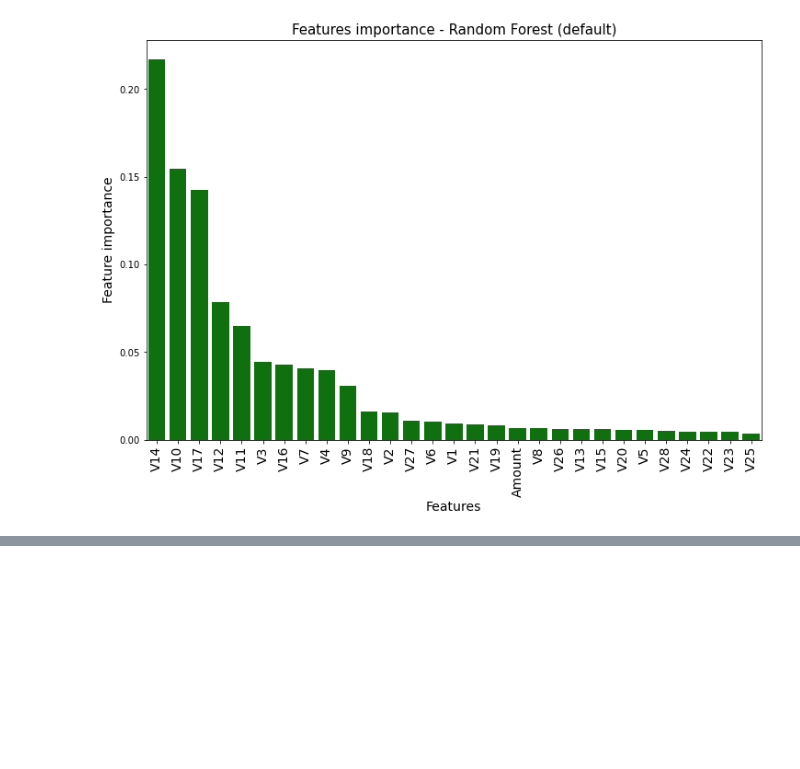
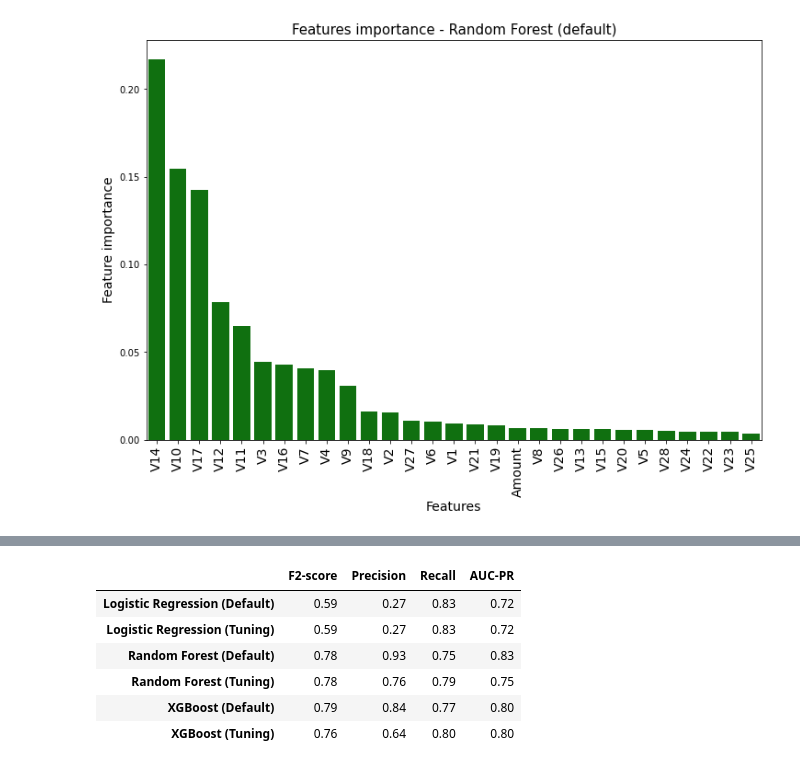
Before and after one commit to joaolucasmiqueleto/credit_card_fraud_detection, a Jupyter notebook: credit_card_fraud_detection.ipynb, the cells around one changed output, grey strips where cells are left out. Saved outputs shown, nothing was run; the diff lists cells and outputs as text; code cells hidden in the pictures; blank space fills up the shorter version.

```diff
--- a/credit_card_fraud_detection.ipynb
+++ b/credit_card_fraud_detection.ipynb
@@ -1382,0 +1443,21 @@ Adicionar as conclusões do trabalho
+# %%
+# Inicializando uma lista com o resultado dos modelos
+data_results = [{'F2-score': 0.59, 'Precision':0.27, 'Recall':0.83, 'AUC-PR':0.72},
+                {'F2-score': 0.59, 'Precision':0.27, 'Recall':0.83, 'AUC-PR':0.72},
+                {'F2-score': 0.78, 'Precision':0.93, 'Recall':0.75, 'AUC-PR':0.83},
+                {'F2-score': 0.78, 'Precision':0.76, 'Recall':0.79, 'AUC-PR':0.75},
+                {'F2-score': 0.79, 'Precision':0.84, 'Recall':0.77, 'AUC-PR':0.80},
+                {'F2-score': 0.76, 'Precision':0.64, 'Recall':0.80, 'AUC-PR':0.80}]
+
+# Criando um dataframe com resultado dos modeos
+df_results = pd.DataFrame(data_results, index =['Logistic Regression (Default)', 'Logistic Regression (Tuning)', 'Random Forest (Default)',
+                                                'Random Forest (Tuning)', 'XGBoost (Default)', 'XGBoost (Tuning)'])
+df_results
+# %% [output]
+|  | F2-score | Precision | Recall | AUC-PR |
+| Logistic Regression (Default) | 0.59 | 0.27 | 0.83 | 0.72 |
+| Logistic Regression (Tuning) | 0.59 | 0.27 | 0.83 | 0.72 |
+| Random Forest (Default) | 0.78 | 0.93 | 0.75 | 0.83 |
+| Random Forest (Tuning) | 0.78 | 0.76 | 0.79 | 0.75 |
+| XGBoost (Default) | 0.79 | 0.84 | 0.77 | 0.80 |
+| XGBoost (Tuning) | 0.76 | 0.64 | 0.80 | 0.80 |
```
Also changed, not shown: parts of 195 cells of this notebook.
